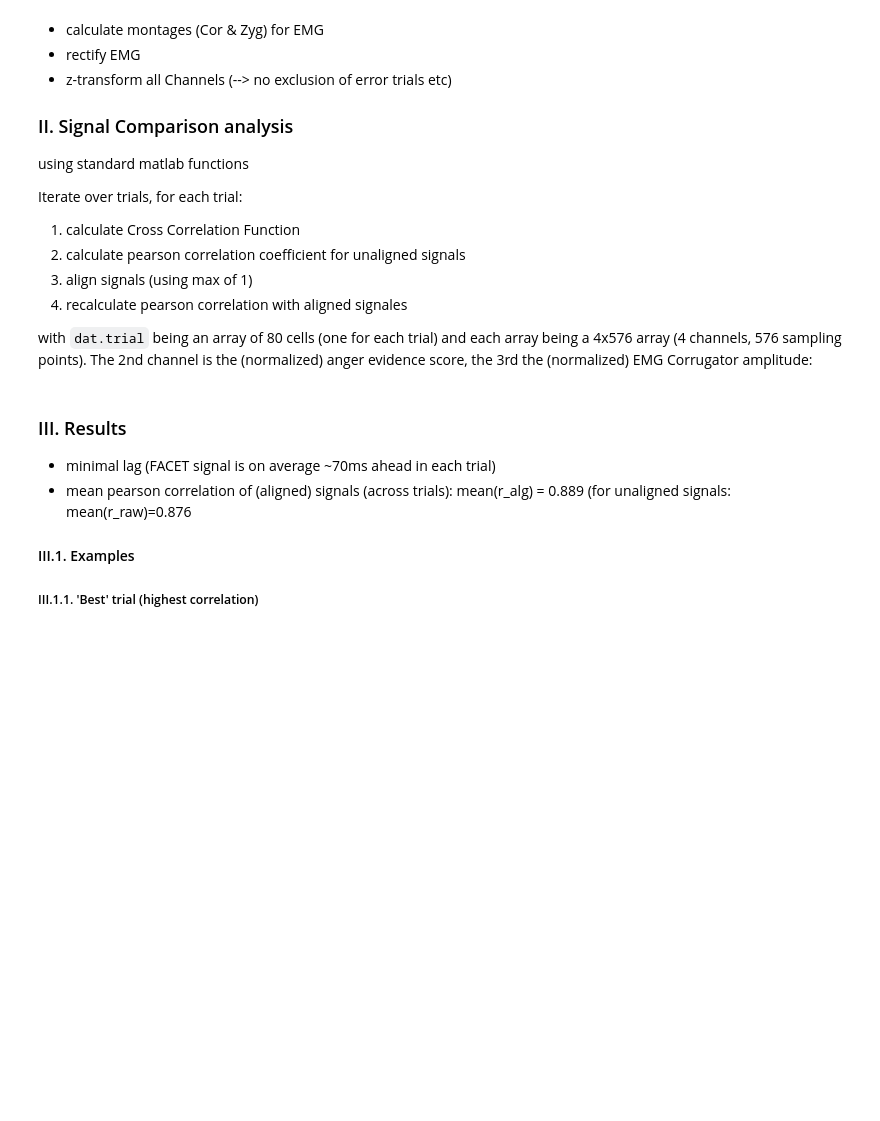
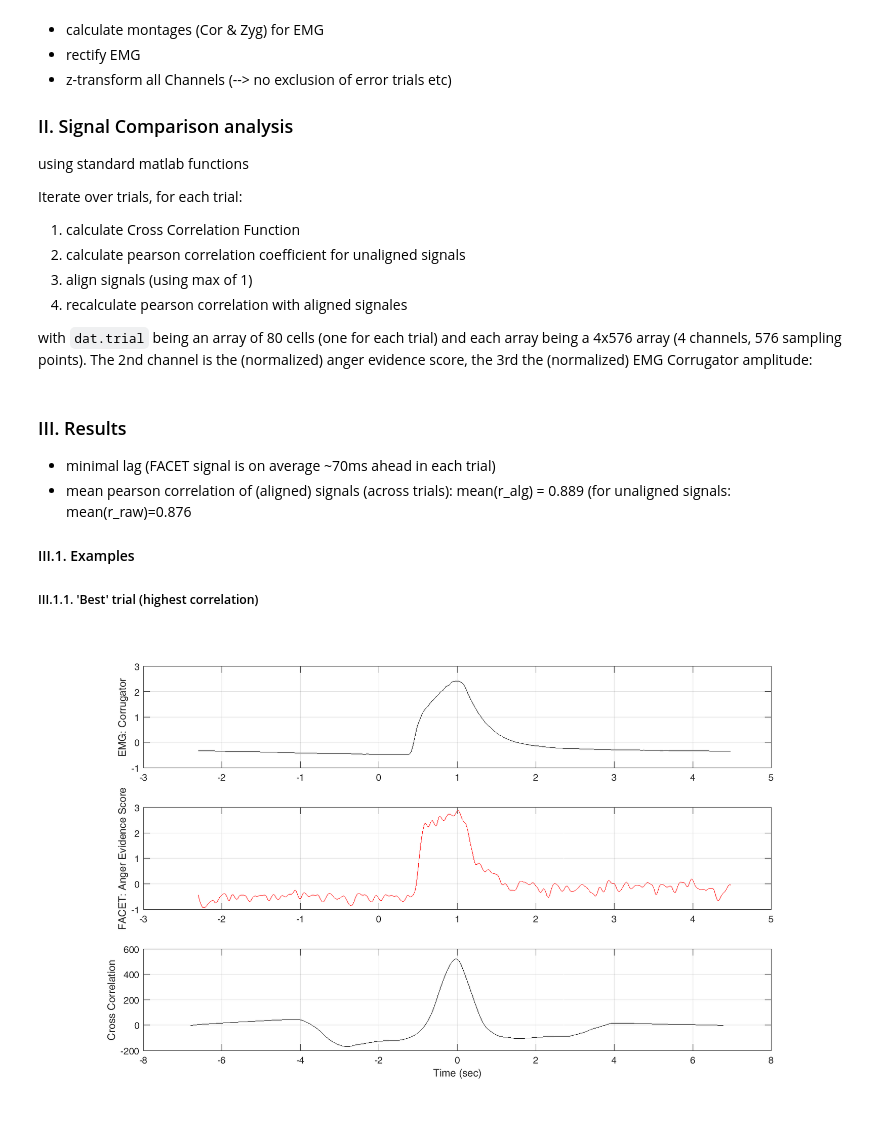
Before and after one commit to Foucl/Ph1VALID-EMG, a Jupyter notebook: Xcorr.ipynb, the cells around one changed output. Drawn from its saved outputs; the diff is of its cells as text; code cells hidden in the pictures; blank space fills up the shorter version.

Commit message:
figures in ipynb; data wrangling in xcorr

```diff
--- a/Xcorr.ipynb
+++ b/Xcorr.ipynb
@@ -53,25 +53,33 @@ end;
 # %%
 [rmax, rmax_ind] = max(r_alg);
 
 S_fac = dat.trial{rmax_ind}(2,:);
 S_emg = dat.trial{rmax_ind}(3,:);
 Fs = 128;
 
 [C1,lag1] = xcorr(S_fac,S_emg);
+x_ax = (0:numel(S_emg)-1)/Fs -2.3;
+
 
 figure
 ax(1) = subplot(311);
-plot((0:numel(S_emg)-1)/Fs,S_emg,'k');
-ylabel('EMG: Corrugator (normalized)');
+plot(x_ax,S_emg,'k');
+ylabel('EMG: Corrugator');
 grid on
 ax(2) = subplot(312);
-plot((0:numel(S_fac)-1)/Fs,S_fac,'r');
-ylabel('FACET: Anger Evidence Score (normalized)');
+plot(x_ax,S_fac,'r');
+ylabel('FACET: Anger Evidence Score');
 grid on
 ax(3) = subplot(313);
 plot(lag1/Fs,C1,'k');
 ylabel('Cross Correlation');
 grid on
 xlabel('Time (sec)');
-linkaxes(ax(1:2),'x');
+
+fig = gcf;
+fig.PaperPositionMode = 'manual';
+fig.PaperSize = [15 10];
+fig.PaperPosition = [0 0 12 7];
+# %% [output]
+[figure, added]
 # %% [markdown]
```
Also changed, not shown: parts of 1 cell of this notebook, 4 other files.
